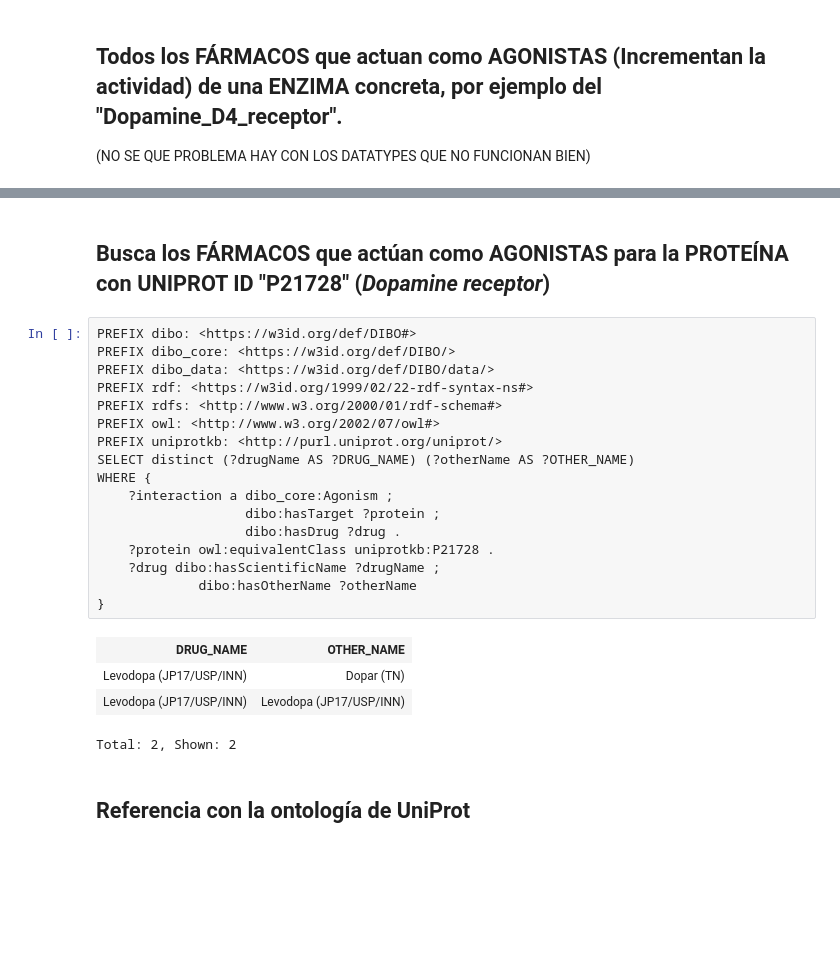
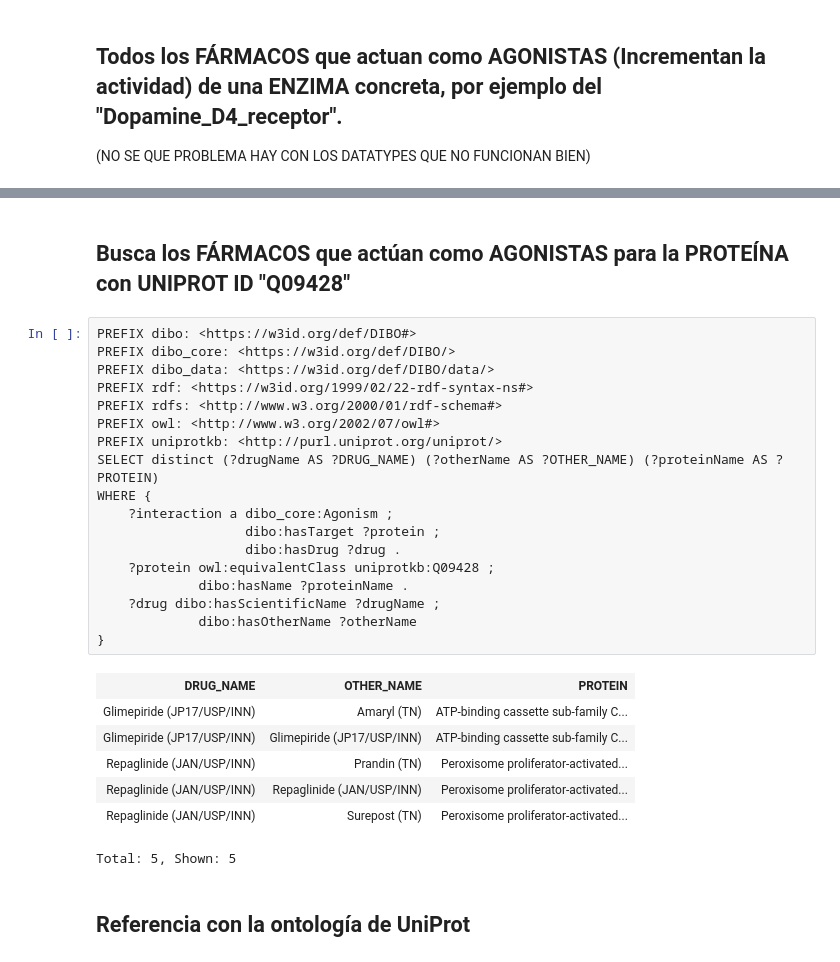
Before and after one commit to FernandoGaGu/DrugInterBankOntology, a Jupyter notebook: SPARQL/SPARQL.ipynb, the cells around one changed output, grey strips where cells are left out. Cells and saved outputs as stored; diff of their text form; blank space fills up the shorter version.

```diff
--- a/SPARQL/SPARQL.ipynb
+++ b/SPARQL/SPARQL.ipynb
@@ -207,29 +194,33 @@ WHERE {
 | name |
 Total: 0, Shown: 0
 # %% [markdown]
-## Busca los FÁRMACOS que actúan como AGONISTAS para la PROTEÍNA con UNIPROT ID "P21728" (*Dopamine receptor*)
+## Busca los FÁRMACOS que actúan como AGONISTAS para la PROTEÍNA con UNIPROT ID "Q09428"
 # %%
 PREFIX dibo: <https://w3id.org/def/DIBO#>
 PREFIX dibo_core: <https://w3id.org/def/DIBO/>
 PREFIX dibo_data: <https://w3id.org/def/DIBO/data/>
 PREFIX rdf: <https://w3id.org/1999/02/22-rdf-syntax-ns#>
 PREFIX rdfs: <http://www.w3.org/2000/01/rdf-schema#>
 PREFIX owl: <http://www.w3.org/2002/07/owl#>
 PREFIX uniprotkb: <http://purl.uniprot.org/uniprot/>
-SELECT distinct (?drugName AS ?DRUG_NAME) (?otherName AS ?OTHER_NAME)
+SELECT distinct (?drugName AS ?DRUG_NAME) (?otherName AS ?OTHER_NAME) (?proteinName AS ?PROTEIN)
 WHERE {
     ?interaction a dibo_core:Agonism ;
                    dibo:hasTarget ?protein ;
                    dibo:hasDrug ?drug .
-    ?protein owl:equivalentClass uniprotkb:P21728 .
+    ?protein owl:equivalentClass uniprotkb:Q09428 ;
+             dibo:hasName ?proteinName .
     ?drug dibo:hasScientificName ?drugName ;
              dibo:hasOtherName ?otherName
 }
 # %% [output]
-| DRUG_NAME | OTHER_NAME |
-| Levodopa (JP17/USP/INN) | Dopar (TN) |
-| Levodopa (JP17/USP/INN) | Levodopa (JP17/USP/INN) |
+| DRUG_NAME | OTHER_NAME | PROTEIN |
+| Glimepiride (JP17/USP/INN) | Amaryl (TN) | ATP-binding cassette sub-family C... |
+| Glimepiride (JP17/USP/INN) | Glimepiride (JP17/USP/INN) | ATP-binding cassette sub-family C... |
+| Repaglinide (JAN/USP/INN) | Prandin (TN) | Peroxisome proliferator-activated... |
+| Repaglinide (JAN/USP/INN) | Repaglinide (JAN/USP/INN) | Peroxisome proliferator-activated... |
+| Repaglinide (JAN/USP/INN) | Surepost (TN) | Peroxisome proliferator-activated... |
-Total: 2, Shown: 2
+Total: 5, Shown: 5
 # %% [markdown]
 ## Referencia con la ontología de UniProt
 # %%
```
Also changed, not shown: parts of 10 cells of this notebook, 9 other files.
